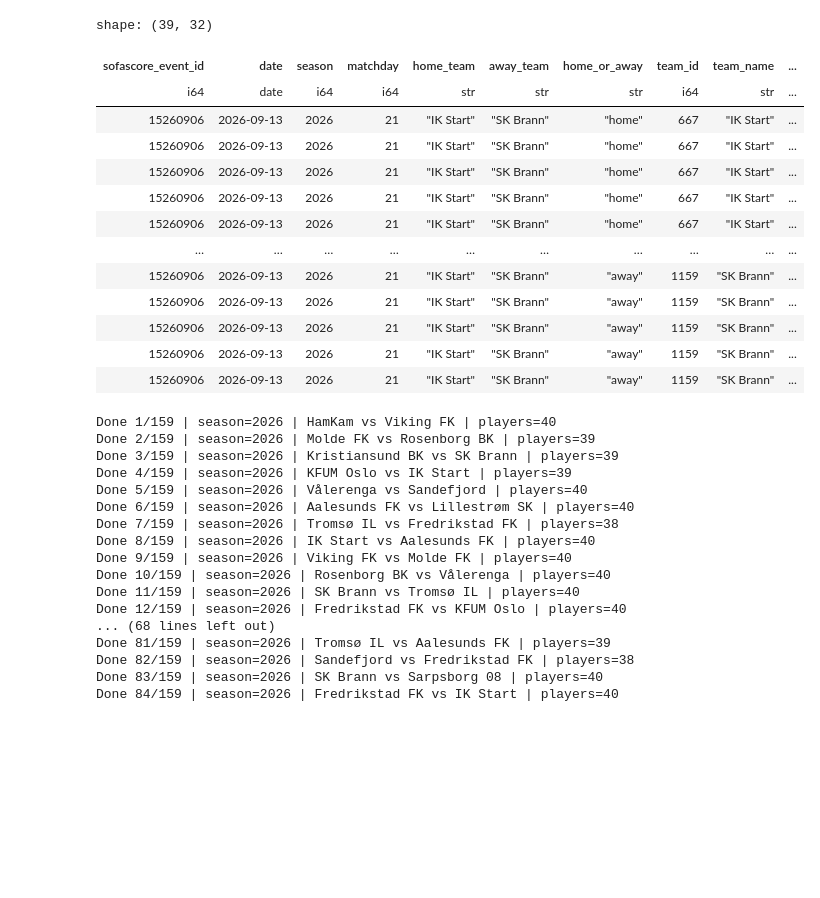
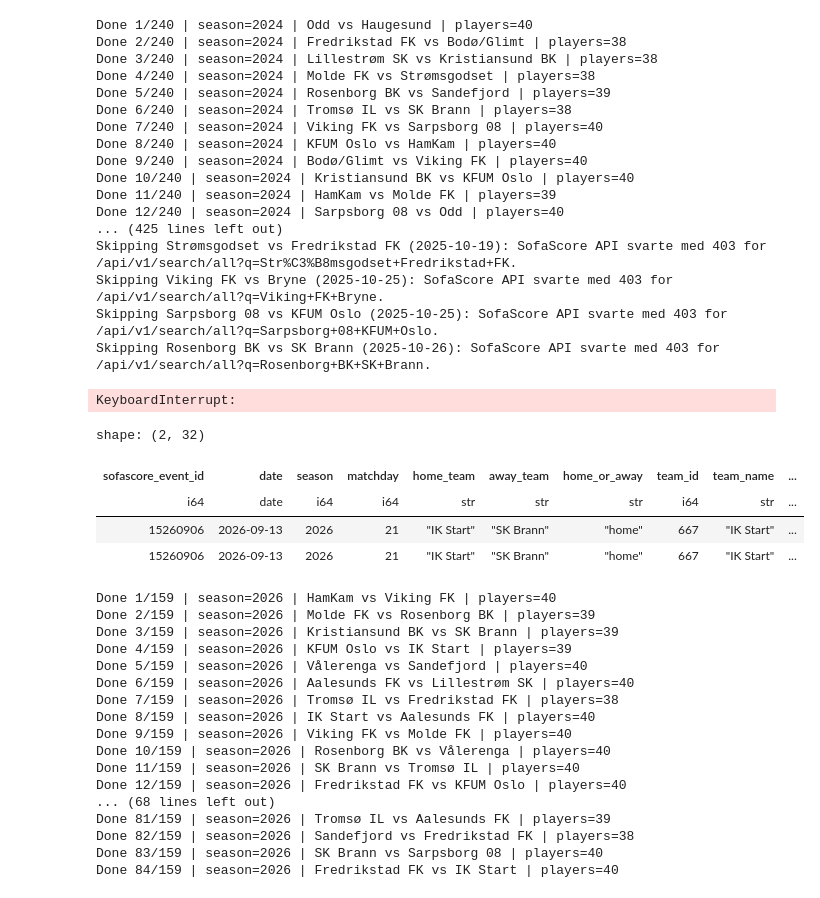
Before and after one commit to PolarsDude/brann_ticket_sales_forecasting, a Jupyter notebook: notebook.ipynb, the cells around one changed output. Drawn from its saved outputs; the diff is of its cells as text; code cells hidden in the pictures; blank space fills up the shorter version.

```diff
--- a/notebook.ipynb
+++ b/notebook.ipynb
@@ -11,23 +34,44 @@ from src.utils import scrape_ticket_sections, get_available_events, scrape_match
+# %%
+from src.utils import scrape_eliteserien_general_player_statistics_for_seasons
+
+general_stats = scrape_eliteserien_general_player_statistics_for_seasons(
+    seasons=[(2023, 2024),(2024, 2025),(2025,2026)],
+    delay_seconds=1,
+    season_delay_seconds=2.0,
+    timeout_seconds=90,
+)
+# %% [output]
+Done 1/240 | season=2024 | Odd vs Haugesund | players=40
+Done 2/240 | season=2024 | Fredrikstad FK vs Bodø/Glimt | players=38
+Done 3/240 | season=2024 | Lillestrøm SK vs Kristiansund BK | players=38
+Done 4/240 | season=2024 | Molde FK vs Strømsgodset | players=38
+Done 5/240 | season=2024 | Rosenborg BK vs Sandefjord | players=39
+Done 6/240 | season=2024 | Tromsø IL vs SK Brann | players=38
+Done 7/240 | season=2024 | Viking FK vs Sarpsborg 08 | players=40
+Done 8/240 | season=2024 | KFUM Oslo vs HamKam | players=40
+Done 9/240 | season=2024 | Bodø/Glimt vs Viking FK | players=40
+Done 10/240 | season=2024 | Kristiansund BK vs KFUM Oslo | players=40
+Done 11/240 | season=2024 | HamKam vs Molde FK | players=39
+Done 12/240 | season=2024 | Sarpsborg 08 vs Odd | players=40
+... (425 lines left out)
+Skipping Strømsgodset vs Fredrikstad FK (2025-10-19): SofaScore API svarte med 403 for /api/v1/search/all?q=Str%C3%B8msgodset+Fredrikstad+FK.
+Skipping Viking FK vs Bryne (2025-10-25): SofaScore API svarte med 403 for /api/v1/search/all?q=Viking+FK+Bryne.
+Skipping Sarpsborg 08 vs KFUM Oslo (2025-10-25): SofaScore API svarte med 403 for /api/v1/search/all?q=Sarpsborg+08+KFUM+Oslo.
+Skipping Rosenborg BK vs SK Brann (2025-10-26): SofaScore API svarte med 403 for /api/v1/search/all?q=Rosenborg+BK+SK+Brann.
+KeyboardInterrupt:
 # %%
 from src.utils import scrape_sofascore_general_player_statistics
 
 general_stats = scrape_sofascore_general_player_statistics(15260906)
-pl.DataFrame(general_stats)
+general_stats = pl.DataFrame(general_stats)
-# %% [output]
-shape: (39, 32)
-| sofascore_event_id | date | season | matchday | home_team | away_team | home_or_away | team_id | team_name | ... |
-| i64 | date | i64 | i64 | str | str | str | i64 | str | ... |
-| 15260906 | 2026-09-13 | 2026 | 21 | "IK Start" | "SK Brann" | "home" | 667 | "IK Start" | ... |
-| 15260906 | 2026-09-13 | 2026 | 21 | "IK Start" | "SK Brann" | "home" | 667 | "IK Start" | ... |
-| 15260906 | 2026-09-13 | 2026 | 21 | "IK Start" | "SK Brann" | "home" | 667 | "IK Start" | ... |
-| 15260906 | 2026-09-13 | 2026 | 21 | "IK Start" | "SK Brann" | "home" | 667 | "IK Start" | ... |
-| 15260906 | 2026-09-13 | 2026 | 21 | "IK Start" | "SK Brann" | "home" | 667 | "IK Start" | ... |
-| … | … | … | … | … | … | … | … | … | ... |
-| 15260906 | 2026-09-13 | 2026 | 21 | "IK Start" | "SK Brann" | "away" | 1159 | "SK Brann" | ... |
-| 15260906 | 2026-09-13 | 2026 | 21 | "IK Start" | "SK Brann" | "away" | 1159 | "SK Brann" | ... |
-| 15260906 | 2026-09-13 | 2026 | 21 | "IK Start" | "SK Brann" | "away" | 1159 | "SK Brann" | ... |
-| 15260906 | 2026-09-13 | 2026 | 21 | "IK Start" | "SK Brann" | "away" | 1159 | "SK Brann" | ... |
-| 15260906 | 2026-09-13 | 2026 | 21 | "IK Start" | "SK Brann" | "away" | 1159 | "SK Brann" | ... |
+# %%
+general_stats.drop_nulls('goals')
+# %% [output]
+shape: (2, 32)
+| sofascore_event_id | date | season | matchday | home_team | away_team | home_or_away | team_id | team_name | ... |
+| i64 | date | i64 | i64 | str | str | str | i64 | str | ... |
+| 15260906 | 2026-09-13 | 2026 | 21 | "IK Start" | "SK Brann" | "home" | 667 | "IK Start" | ... |
+| 15260906 | 2026-09-13 | 2026 | 21 | "IK Start" | "SK Brann" | "home" | 667 | "IK Start" | ... |
 # %%
 from src.utils import scrape_eliteserien_general_player_statistics_for_season
 
```
Also changed, not shown: parts of 3 cells of this notebook, 14 other files.
